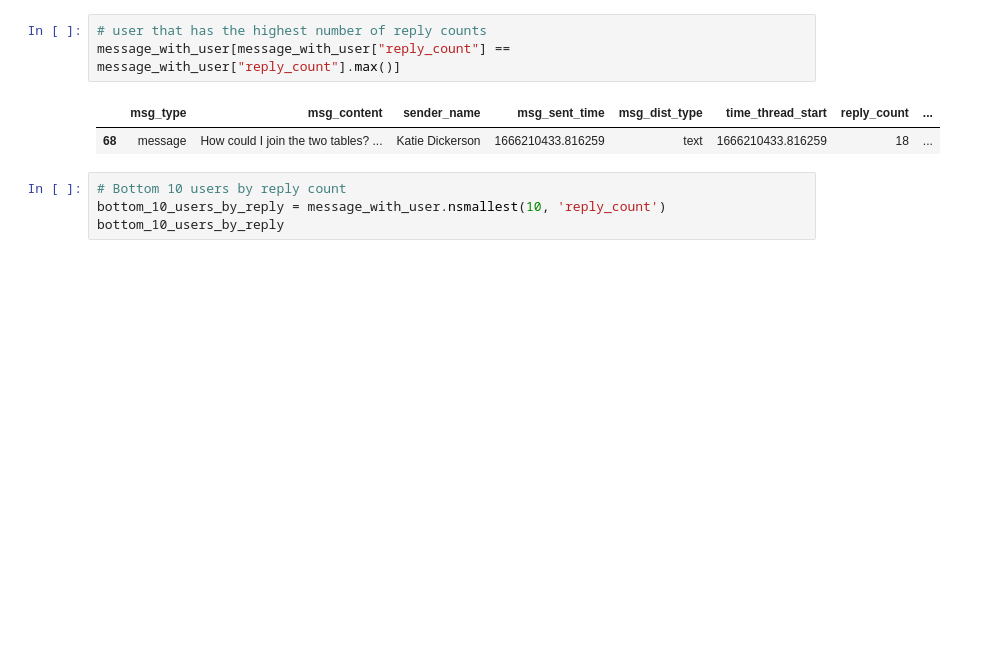
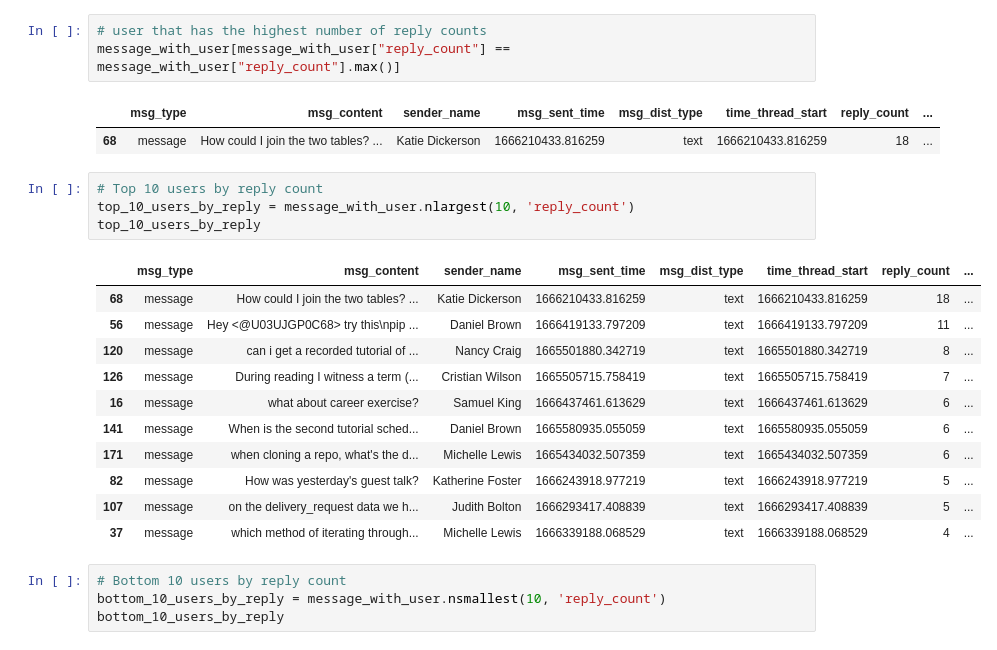
Before and after one commit to mickiyas123/10xac-week0_starter_network_analysis, a Jupyter notebook: notebooks/parse_slack_data.ipynb, the cells around one changed output. Cells and saved outputs as stored; diff of their text form; blank space fills up the shorter version.

Commit message:
feat: fetch 10 users based on reply count

```diff
--- a/notebooks/parse_slack_data.ipynb
+++ b/notebooks/parse_slack_data.ipynb
@@ -53,6 +53,22 @@ message_with_user[message_with_user["reply_count"] == message_with_user["reply_c
 # %% [output]
 |  | msg_type | msg_content | sender_name | msg_sent_time | msg_dist_type | time_thread_start | reply_count | ... |
 | 68 | message | How could I join the two tables? ... | Katie Dickerson | 1666210433.816259 | text | 1666210433.816259 | 18 | ... |
+# %%
+# Top 10 users by reply count
+top_10_users_by_reply = message_with_user.nlargest(10, 'reply_count')
+top_10_users_by_reply
+# %% [output]
+|  | msg_type | msg_content | sender_name | msg_sent_time | msg_dist_type | time_thread_start | reply_count | ... |
+| 68 | message | How could I join the two tables? ... | Katie Dickerson | 1666210433.816259 | text | 1666210433.816259 | 18 | ... |
+| 56 | message | Hey <@U03UJGP0C68> try this\npip ... | Daniel Brown | 1666419133.797209 | text | 1666419133.797209 | 11 | ... |
+| 120 | message | can i get a recorded tutorial of ... | Nancy Craig | 1665501880.342719 | text | 1665501880.342719 | 8 | ... |
+| 126 | message | During reading I witness a term (... | Cristian Wilson | 1665505715.758419 | text | 1665505715.758419 | 7 | ... |
+| 16 | message | what about career exercise? | Samuel King | 1666437461.613629 | text | 1666437461.613629 | 6 | ... |
+| 141 | message | When is the second tutorial sched... | Daniel Brown | 1665580935.055059 | text | 1665580935.055059 | 6 | ... |
+| 171 | message | when cloning a repo, what's the d... | Michelle Lewis | 1665434032.507359 | text | 1665434032.507359 | 6 | ... |
+| 82 | message | How was yesterday's guest talk? | Katherine Foster | 1666243918.977219 | text | 1666243918.977219 | 5 | ... |
+| 107 | message | on the delivery_request data we h... | Judith Bolton | 1666293417.408839 | text | 1666293417.408839 | 5 | ... |
+| 37 | message | which method of iterating through... | Michelle Lewis | 1666339188.068529 | text | 1666339188.068529 | 4 | ... |
 # %%
 # Bottom 10 users by reply count
 bottom_10_users_by_reply = message_with_user.nsmallest(10, 'reply_count')
```
